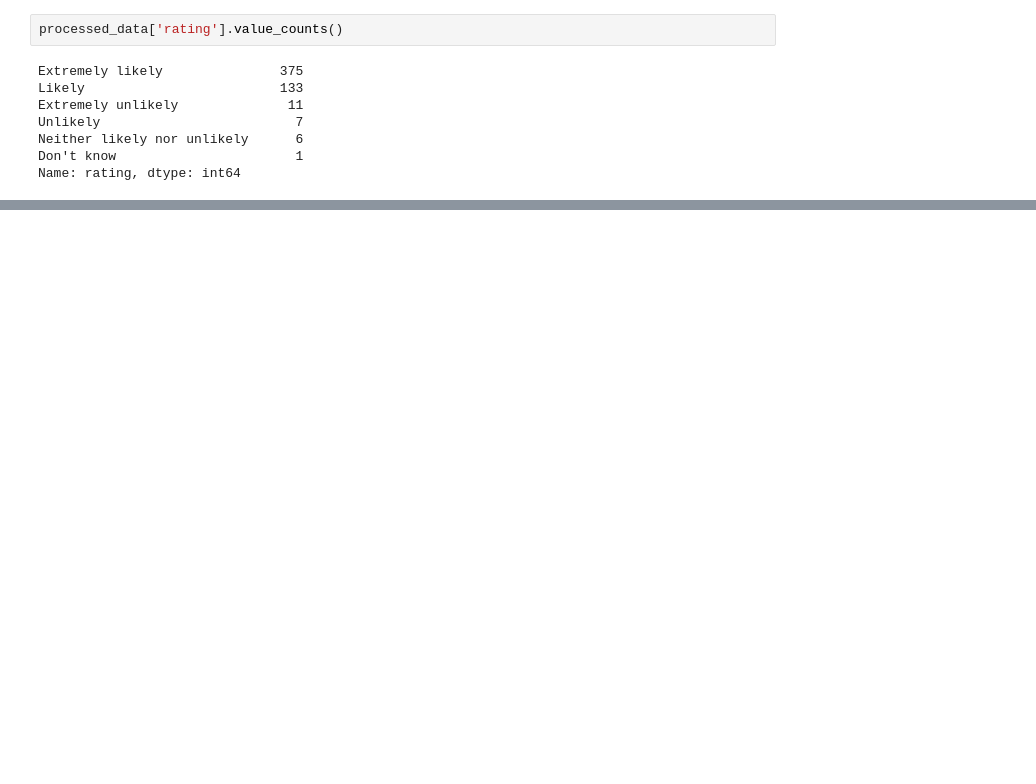
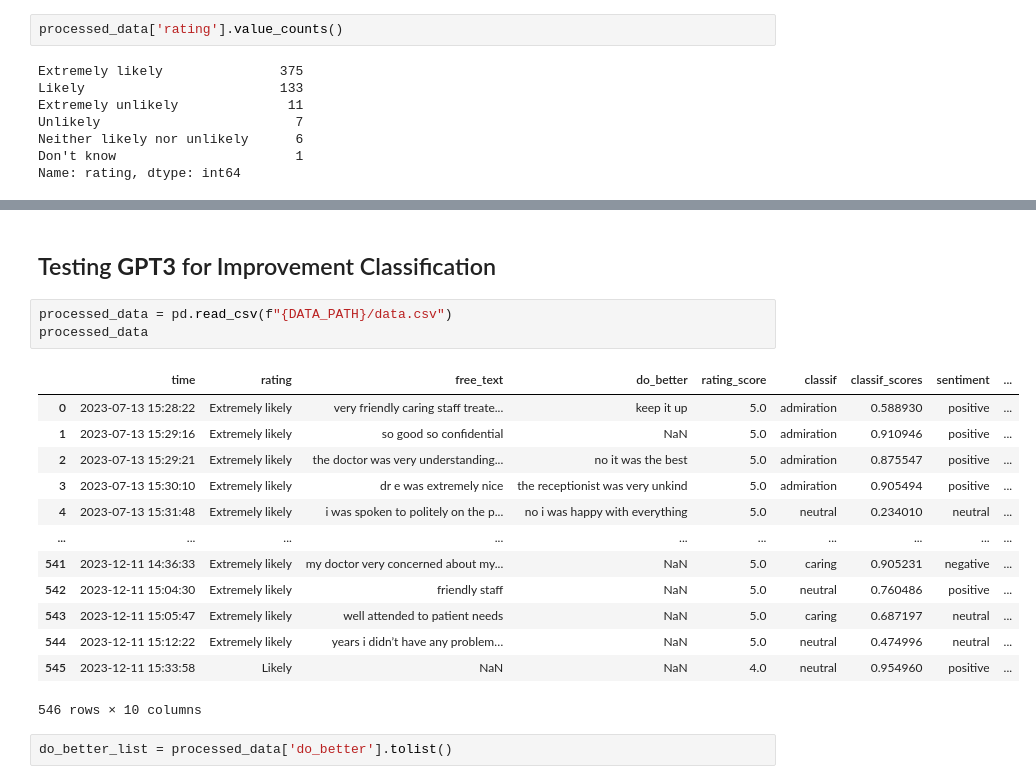
Before and after one commit to janduplessis883/friends-and-family-test-analysis, a Jupyter notebook: notebooks/exploration.ipynb, the cells around one changed output, grey strips where cells are left out. Drawn from its saved outputs; the diff is of its cells as text; blank space fills up the shorter version.

```diff
--- a/notebooks/exploration.ipynb
+++ b/notebooks/exploration.ipynb
@@ -188,0 +125,21 @@ plt.show()
+# %% [markdown]
+## Testing **GPT3** for Improvement Classification
+# %%
+processed_data = pd.read_csv(f"{DATA_PATH}/data.csv")
+processed_data
+# %% [output]
+|  | time | rating | free_text | do_better | rating_score | classif | classif_scores | sentiment | ... |
+| 0 | 2023-07-13 15:28:22 | Extremely likely | very friendly caring staff treate... | keep it up | 5.0 | admiration | 0.588930 | positive | ... |
+| 1 | 2023-07-13 15:29:16 | Extremely likely | so good so confidential | NaN | 5.0 | admiration | 0.910946 | positive | ... |
+| 2 | 2023-07-13 15:29:21 | Extremely likely | the doctor was very understanding... | no it was the best | 5.0 | admiration | 0.875547 | positive | ... |
+| 3 | 2023-07-13 15:30:10 | Extremely likely | dr e was extremely nice | the receptionist was very unkind | 5.0 | admiration | 0.905494 | positive | ... |
+| 4 | 2023-07-13 15:31:48 | Extremely likely | i was spoken to politely on the p... | no i was happy with everything | 5.0 | neutral | 0.234010 | neutral | ... |
+| ... | ... | ... | ... | ... | ... | ... | ... | ... | ... |
+| 541 | 2023-12-11 14:36:33 | Extremely likely | my doctor very concerned about my... | NaN | 5.0 | caring | 0.905231 | negative | ... |
+| 542 | 2023-12-11 15:04:30 | Extremely likely | friendly staff | NaN | 5.0 | neutral | 0.760486 | positive | ... |
+| 543 | 2023-12-11 15:05:47 | Extremely likely | well attended to patient needs | NaN | 5.0 | caring | 0.687197 | neutral | ... |
+| 544 | 2023-12-11 15:12:22 | Extremely likely | years i didn’t have any problem… | NaN | 5.0 | neutral | 0.474996 | neutral | ... |
+| 545 | 2023-12-11 15:33:58 | Likely | NaN | NaN | 4.0 | neutral | 0.954960 | positive | ... |
+546 rows × 10 columns
+# %%
+do_better_list = processed_data['do_better'].tolist()
```
Also changed, not shown: parts of 6 cells of this notebook, 3 other files.
